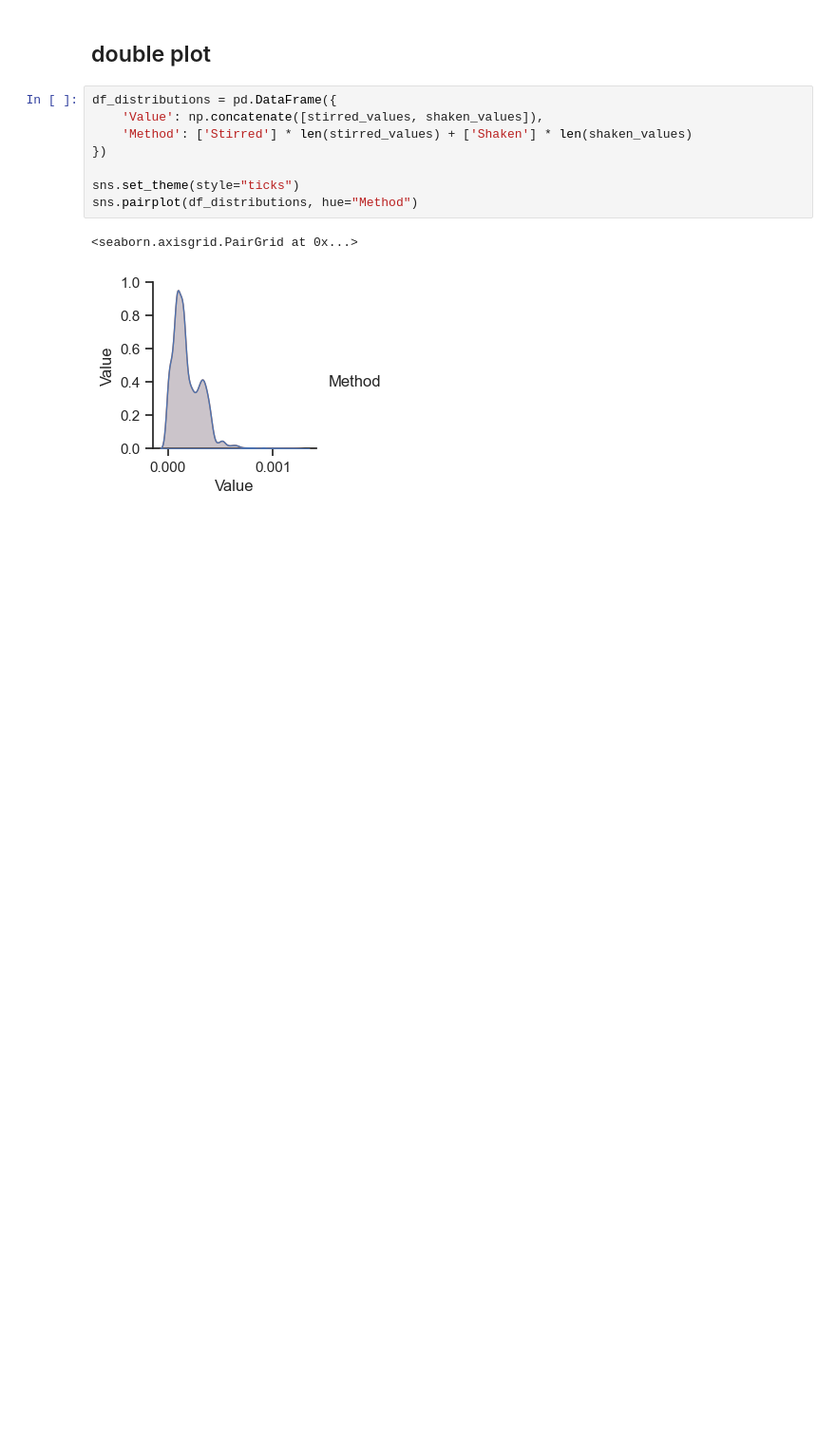
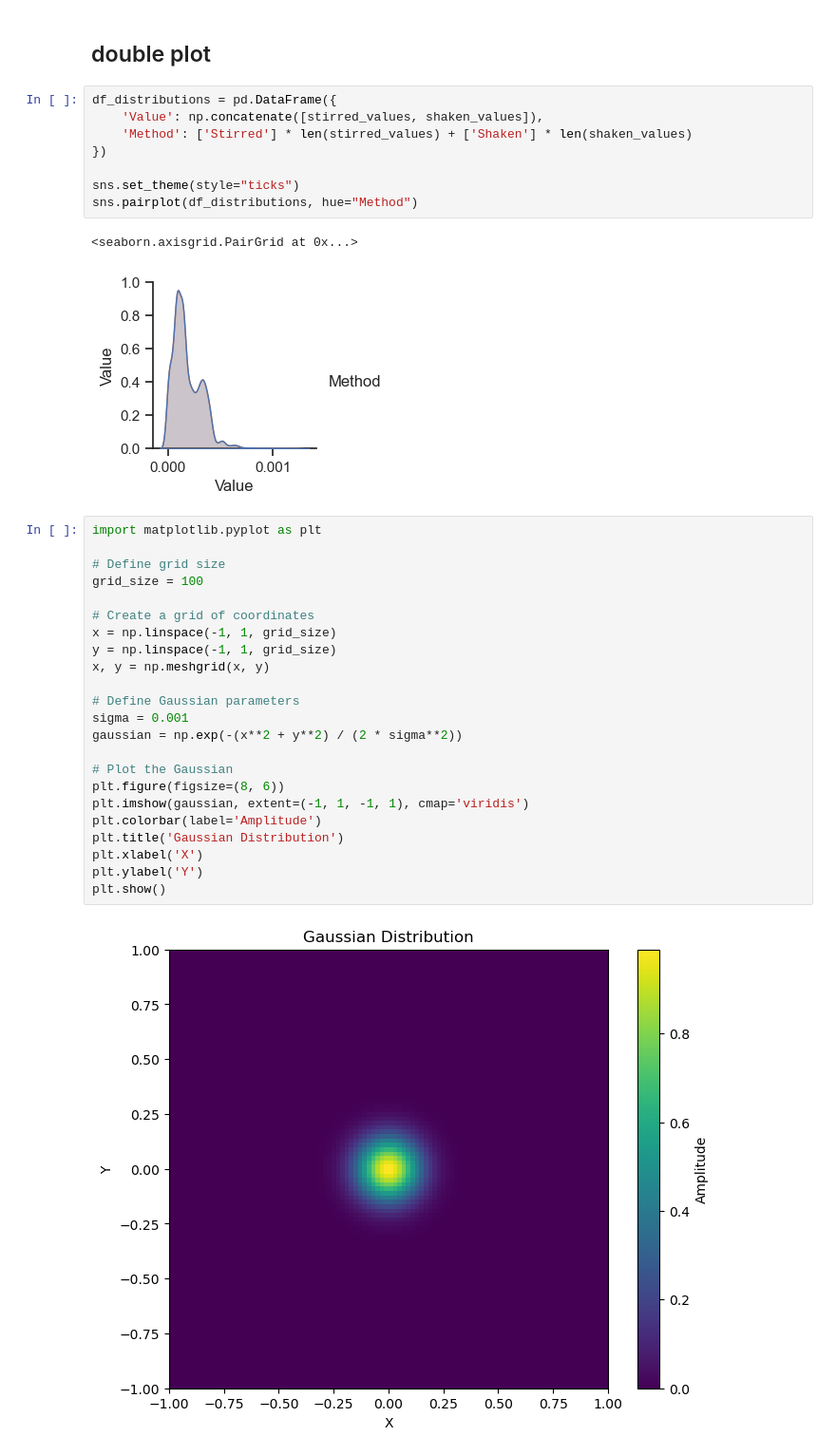
Before and after one commit to williah91/shaken_not_stirred, a Jupyter notebook: general_notebook.ipynb, the cells around one changed output. Shown: that part at 95% size. Drawn from its saved outputs; the diff is of its cells as text; blank space fills up the shorter version.

```diff
--- a/general_notebook.ipynb
+++ b/general_notebook.ipynb
@@ -146,3 +150,28 @@ sns.pairplot(df_distributions, hue="Method")
 # %% [output]
 <seaborn.axisgrid.PairGrid at 0x...>
 [figure]
+# %%
+import matplotlib.pyplot as plt
+
+# Define grid size
+grid_size = 100
+
+# Create a grid of coordinates
+x = np.linspace(-1, 1, grid_size)
+y = np.linspace(-1, 1, grid_size)
+x, y = np.meshgrid(x, y)
+
+# Define Gaussian parameters
+sigma = 0.001
+gaussian = np.exp(-(x**2 + y**2) / (2 * sigma**2))
+
+# Plot the Gaussian
+plt.figure(figsize=(8, 6))
+plt.imshow(gaussian, extent=(-1, 1, -1, 1), cmap='viridis')
+plt.colorbar(label='Amplitude')
+plt.title('Gaussian Distribution')
+plt.xlabel('X')
+plt.ylabel('Y')
+plt.show()
+# %% [output]
+[figure, added]
```
Also changed, not shown: parts of 4 cells of this notebook, 1 other file.
